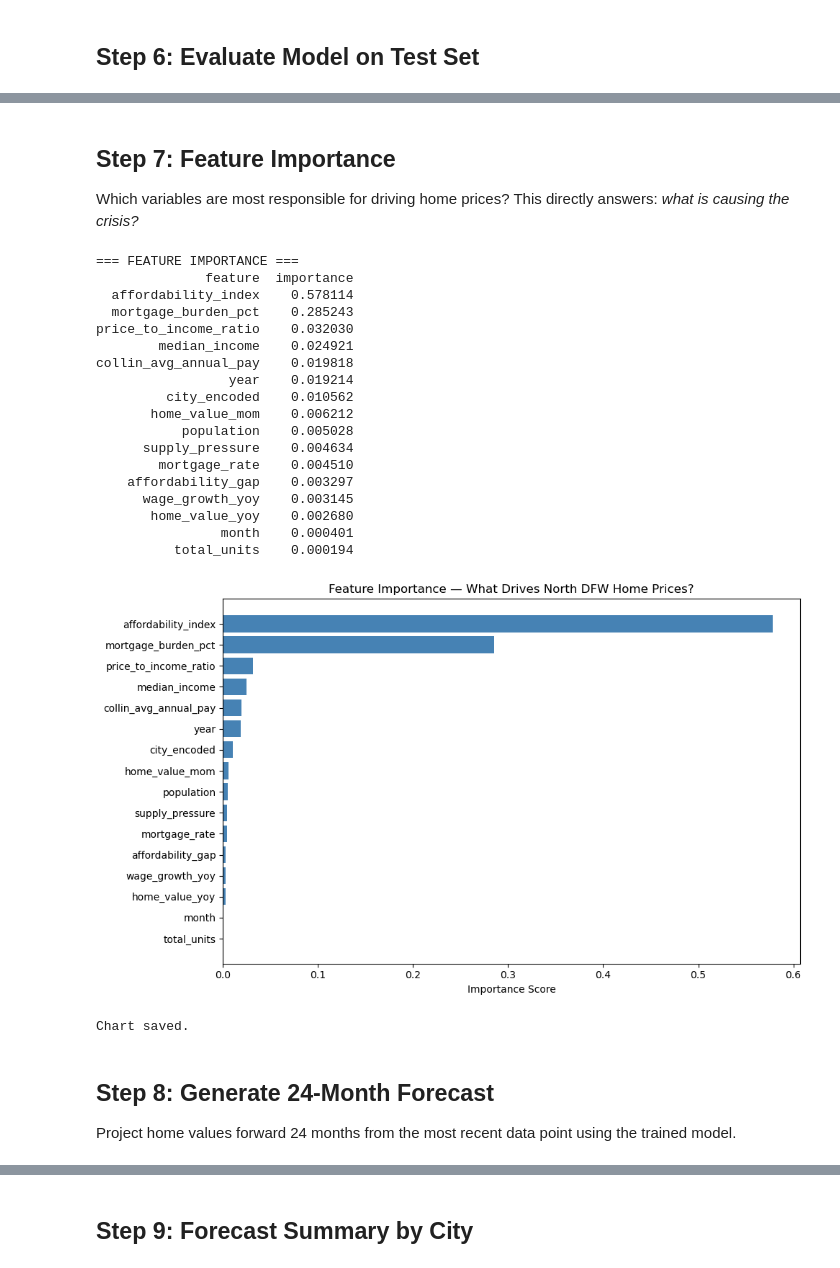
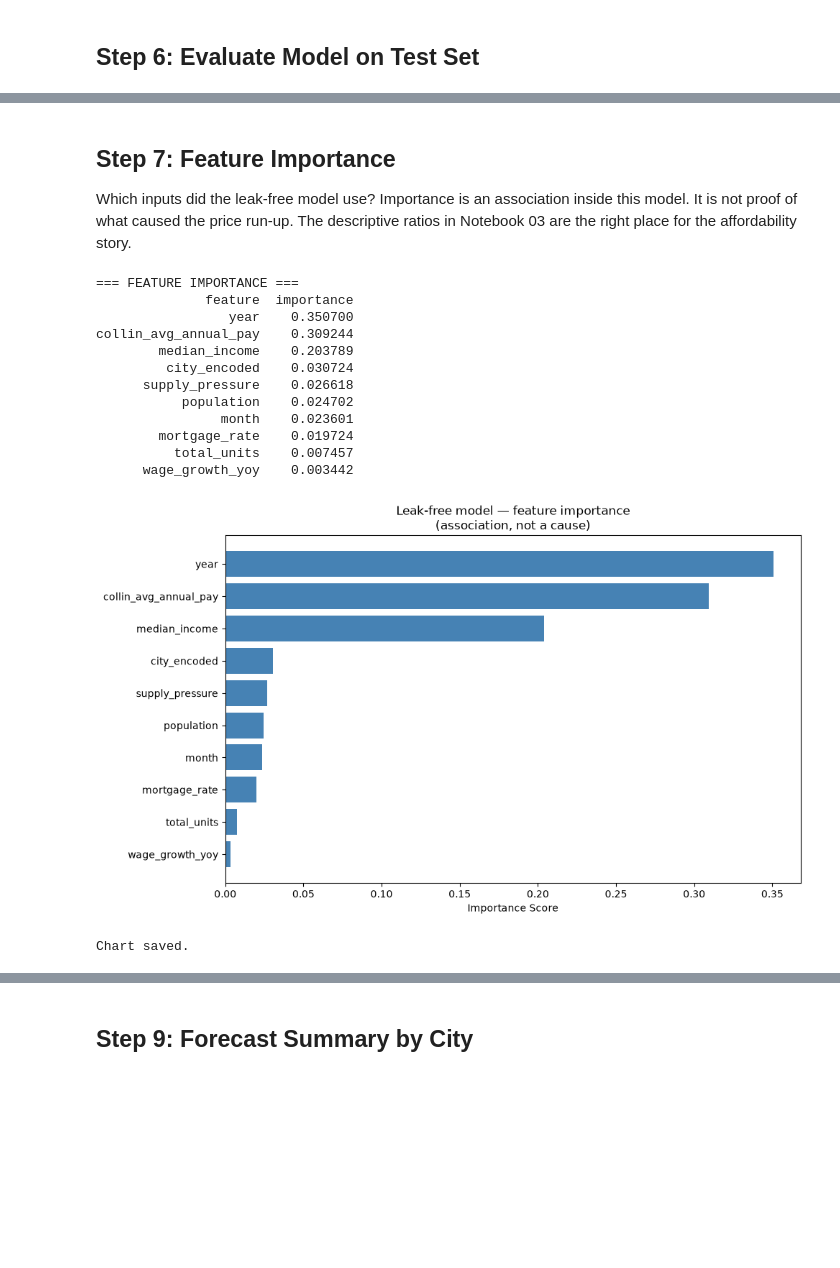
Before and after one commit to chooseyourtacoday/housing_crisis, a Jupyter notebook: 04_Predictive_Model.ipynb, the cells around one changed output, grey strips where cells are left out. Saved outputs shown, nothing was run; the diff lists cells and outputs as text; code cells hidden in the pictures; blank space fills up the shorter version.

```diff
--- a/04_Predictive_Model.ipynb
+++ b/04_Predictive_Model.ipynb
@@ -51,10 +66,13 @@ Output dir   : data\predictions
 # %% [markdown]
 ## Step 2: Load Feature Dataset
 # %%
-df = pd.read_csv(
-    os.path.join(FEATURES_DIR, 'dfw_housing_features.csv'),
-    parse_dates=['date']
-)
+features_path = os.path.join(FEATURES_DIR, 'dfw_housing_features.csv')
+if not os.path.exists(features_path):
+    raise FileNotFoundError(
+        f'Missing {features_path}. Run 03_Feature_Engineering.ipynb first. See the README run order.'
+    )
+
+df = pd.read_csv(features_path, parse_dates=['date'])
 
 print(f'Features loaded : {df.shape}')
 print(f'Date range      : {df["date"].min().date()} to {df["date"].max().date()}')
@@ -127,0 +166,26 @@ Test size  : 351 rows (2024-01-31 to 2026-03-31)
+# %%
+leak_model = RandomForestRegressor(
+    n_estimators=200,
+    max_depth=10,
+    min_samples_split=5,
+    min_samples_leaf=2,
+    random_state=42,
+    n_jobs=-1
+)
+leak_model.fit(train[LEAKED_FEATURE_COLS], y_train)
+leak_pred = leak_model.predict(test[LEAKED_FEATURE_COLS])
+
+r2_leaked   = r2_score(y_test, leak_pred)
+mae_leaked  = mean_absolute_error(y_test, leak_pred)
+rmse_leaked = np.sqrt(mean_squared_error(y_test, leak_pred))
+
+print('=== DIAGNOSTIC ONLY — features derived from home_value are included ===')
+print('Not used for importance, the scenario, or the saved files.')
+print(f'R²    : {r2_leaked:.4f}')
+print(f'MAE   : ${mae_leaked:,.0f}')
+print(f'RMSE  : ${rmse_leaked:,.0f}')
+print(f'MAE as % of mean test price : {(mae_leaked / y_test.mean() * 100):.1f}%')
+
+leak_importance = pd.Series(leak_model.feature_importances_, index=LEAKED_FEATURE_COLS)
+print('\nTop leaked-model importances:')
+print(leak_importance.sort_values(ascending=False).head(5).round(4).to_string())
@@ -169,47 +254,39 @@ MAE as % of mean price  : 3.1%
-# %% [markdown]
-## Step 7: Feature Importance
-Which variables are most responsible for driving home prices?
-This directly answers: *what is causing the crisis?*
+# %% [markdown]
+## Step 7: Feature Importance
+Which inputs did the leak-free model use?
+Importance is an association inside this model. It is not proof of what caused the price run-up.
+The descriptive ratios in Notebook 03 are the right place for the affordability story.
 # %%
 importance_df = pd.DataFrame({
     'feature'   : FEATURE_COLS,
     'importance' : rf_model.feature_importances_
 }).sort_values('importance', ascending=False).reset_index(drop=True)
 
 print('=== FEATURE IMPORTANCE ===')
 print(importance_df.to_string(index=False))
 
 # Plot
 fig, ax = plt.subplots(figsize=(10, 6))
 ax.barh(importance_df['feature'][::-1], importance_df['importance'][::-1], color='steelblue')
 ax.set_xlabel('Importance Score')
-ax.set_title('Feature Importance — What Drives North DFW Home Prices?')
+ax.set_title('Leak-free model — feature importance\n(association, not a cause)')
 ax.axvline(x=0, color='black', linewidth=0.5)
 plt.tight_layout()
 plt.savefig(os.path.join(OUTPUT_DIR, 'feature_importance.png'), dpi=150, bbox_inches='tight')
 plt.show()
 print('Chart saved.')
 # %% [output]
 === FEATURE IMPORTANCE ===
               feature  importance
-  affordability_index    0.578114
-  mortgage_burden_pct    0.285243
-price_to_income_ratio    0.032030
-        median_income    0.024921
-collin_avg_annual_pay    0.019818
-                 year    0.019214
-         city_encoded    0.010562
-       home_value_mom    0.006212
-           population    0.005028
-      supply_pressure    0.004634
-        mortgage_rate    0.004510
-    affordability_gap    0.003297
-      wage_growth_yoy    0.003145
-       home_value_yoy    0.002680
-                month    0.000401
-          total_units    0.000194
+                 year    0.350700
+collin_avg_annual_pay    0.309244
+        median_income    0.203789
+         city_encoded    0.030724
+      supply_pressure    0.026618
+           population    0.024702
+                month    0.023601
+        mortgage_rate    0.019724
+          total_units    0.007457
+      wage_growth_yoy    0.003442
-[figure, old version]
+[figure, new version]
 Chart saved.
-# %% [markdown]
-## Step 8: Generate 24-Month Forecast
-Project home values forward 24 months from the most recent data point using the trained model.
```
Also changed, not shown: parts of 12 cells of this notebook, 48 other files.
